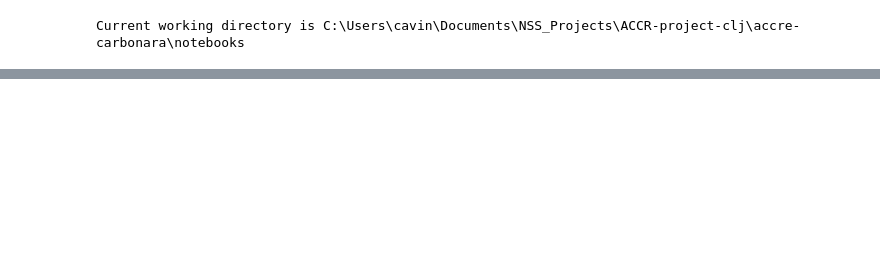
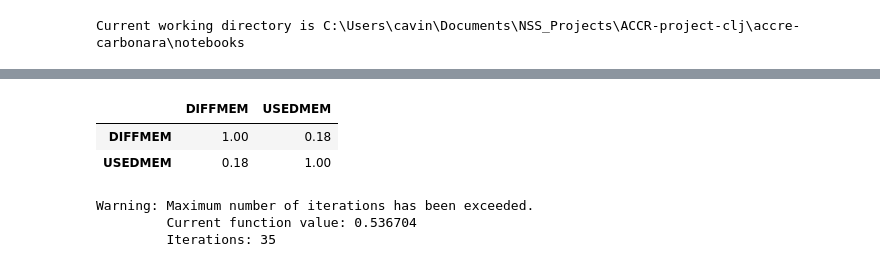
Before and after one commit to nss-data-science-cohort-8/nss-data-science-cohort-8-classroom-accre-accre, a Jupyter notebook: notebooks/Ready-clj.ipynb, the cells around one changed output, grey strips where cells are left out. Saved outputs shown, nothing was run; the diff lists cells and outputs as text; code cells hidden in the pictures; blank space fills up the shorter version.

```diff
--- a/notebooks/Ready-clj.ipynb
+++ b/notebooks/Ready-clj.ipynb
@@ -10,6 +13,9 @@ import os
 print(f'Current working directory is {os.getcwd()}')
 # %% [output]
 Current working directory is C:\Users\cavin\Documents\NSS_Projects\ACCR-project-clj\accre-carbonara\notebooks
+# %%
+pd.options.mode.copy_on_write = True
+pd.set_option('display.float_format', lambda x: '%.2f' % x)
 # %%
 df = pd.read_csv("../data/clean_df.csv", low_memory=False)
 # %%
@@ -200,0 +132,12 @@ for fail, color in zip(['
+# %%
+df[['DIFFMEM', 'USEDMEM']].corr()
+# %% [output]
+|  | DIFFMEM | USEDMEM |
+| DIFFMEM | 1.00 | 0.18 |
+| USEDMEM | 0.18 | 1.00 |
+# %%
+log = smf.logit("FAILED ~ END", data = df_count).fit()
+# %% [output]
+Warning: Maximum number of iterations has been exceeded.
+         Current function value: 0.536704
+         Iterations: 35
```
Also changed, not shown: parts of 26 cells of this notebook.
